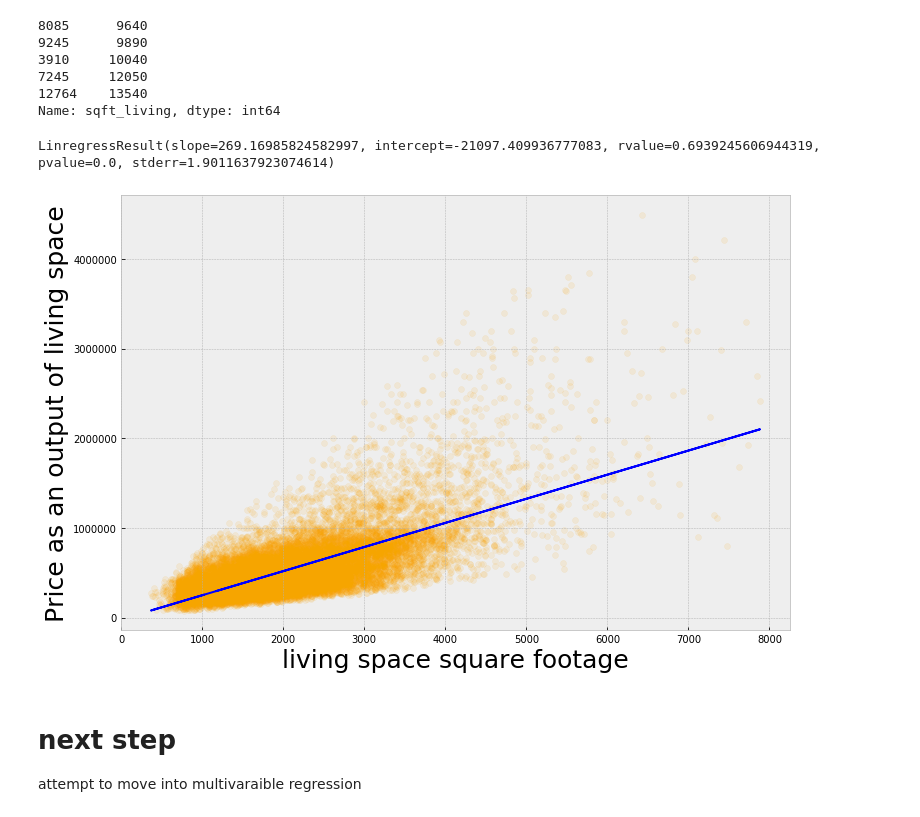
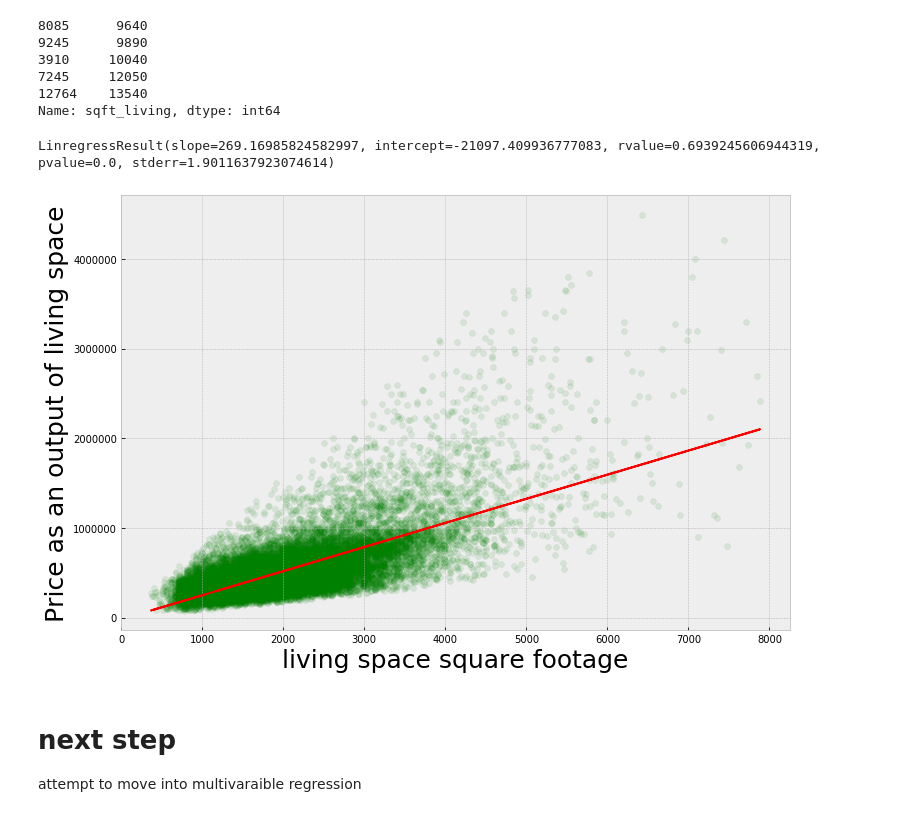
Before and after one commit to AlludedCrabb/Data-Science-Housing-Data-Project, a Jupyter notebook: Jacob_Taeho project.ipynb, the cells around one changed output. Saved outputs shown, nothing was run; the diff lists cells and outputs as text; code cells hidden in the pictures.

```diff
--- a/Jacob_Taeho project.ipynb
+++ b/Jacob_Taeho project.ipynb
@@ -168,24 +182,24 @@ df = df.drop(index=remove_outliers)
 # %%
 #see our new regression now that many extravaganatly
 #large and expensive houses have been removed
 X = df.sqft_living
 y = df.price
 
 slope, intercept, rvalue, pvalue, stderr = linregress(X,y)
 
 first_model_y = slope*X + intercept
 
 print(linregress(X,y))
 
 fig = plt.figure(figsize=(12,8))
-plt.scatter(X,y, alpha=0.1, color='orange')
-plt.plot(X, first_model_y, color='blue')
+plt.scatter(X,y, alpha=0.1, color='green')
+plt.plot(X, first_model_y, color='red')
 plt.xlabel('living space square footage',fontsize=25)
 plt.ylabel('Price as an output of living space',fontsize=25)
 plt.show()
 # %% [output]
 LinregressResult(slope=269.16985824582997, intercept=-21097.409936777083, rvalue=0.6939245606944319, pvalue=0.0, stderr=1.9011637923074614)
-[figure, old version]
+[figure, new version]
 # %% [markdown]
 # next step
 attempt to move into multivaraible regression
```
Also changed, not shown: parts of 14 cells of this notebook, 1 other file.
